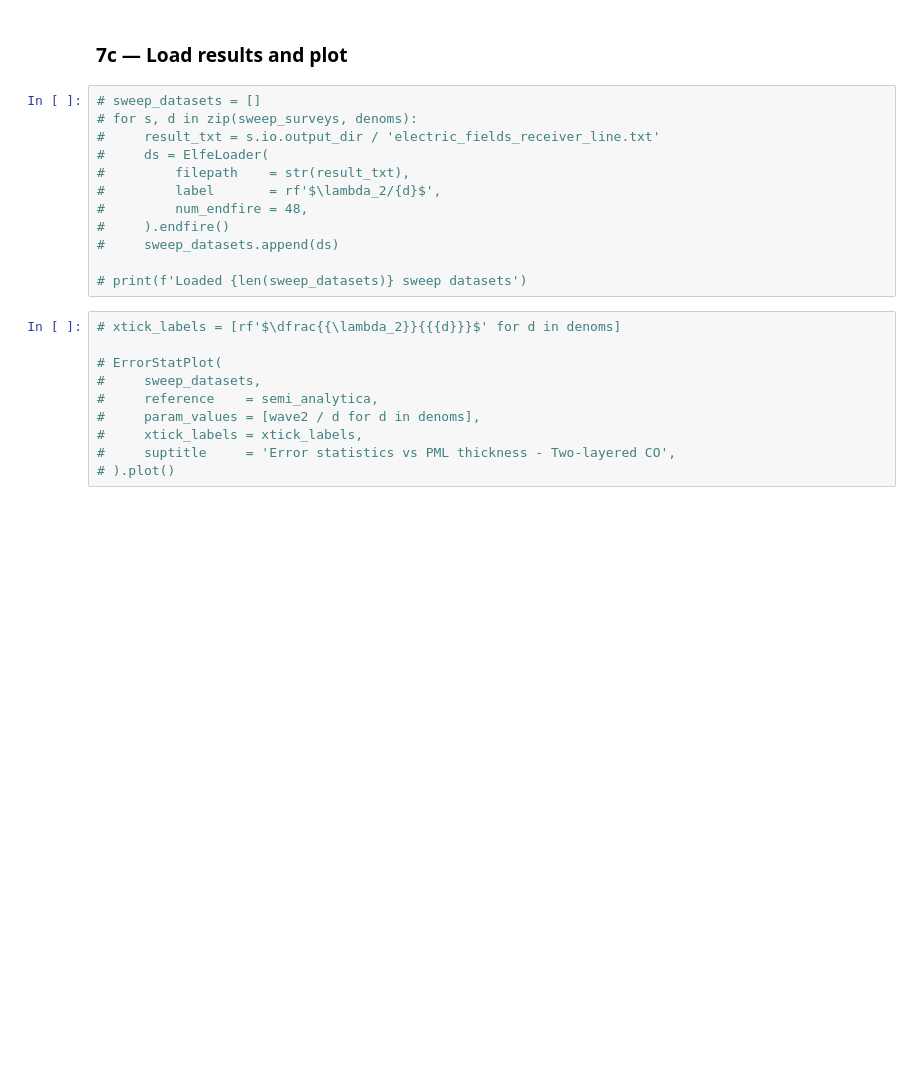
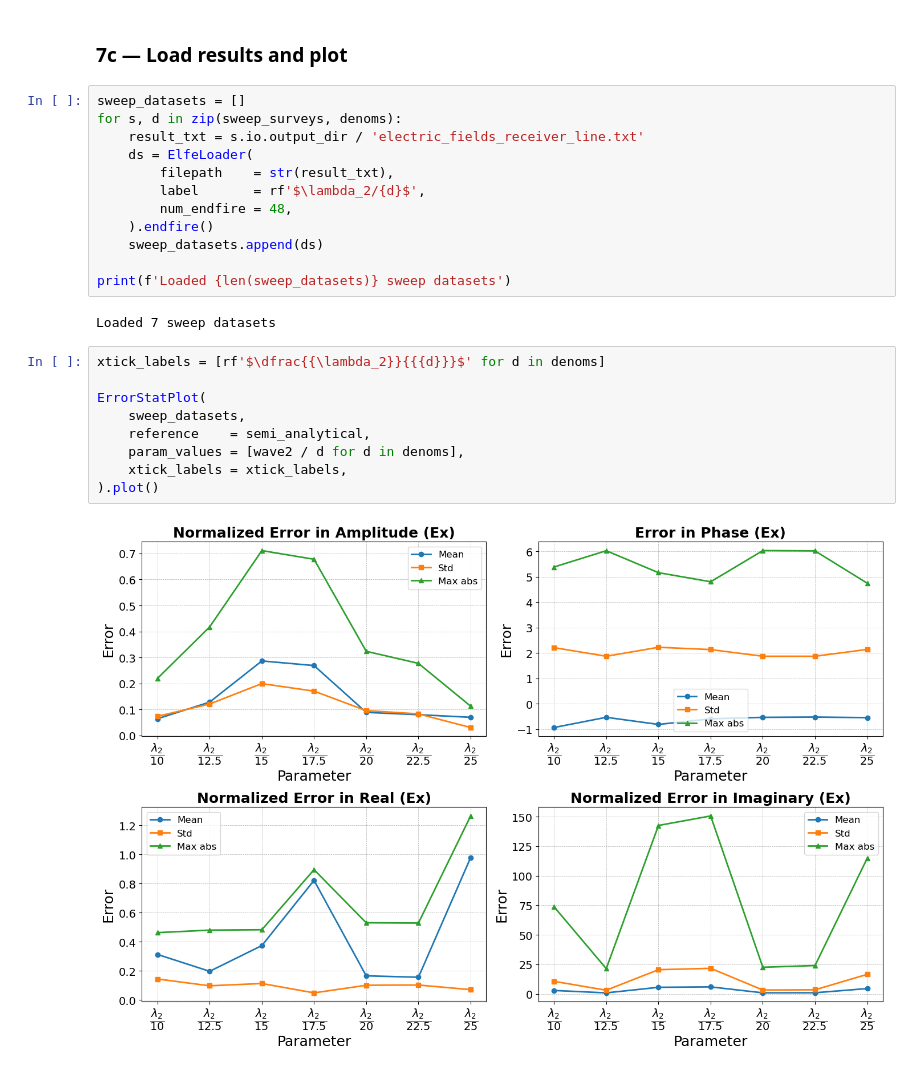
Before and after one commit to emsig/elfe3D_GPR, a Jupyter notebook: examples/03_two_layered_earth/two_layered_earth.ipynb, the cells around one changed output. Drawn from its saved outputs; the diff is of its cells as text; blank space fills up the shorter version.

Commit message:
Near-final two-layered work

```diff
--- a/examples/03_two_layered_earth/two_layered_earth.ipynb
+++ b/examples/03_two_layered_earth/two_layered_earth.ipynb
@@ -299,24 +335,27 @@ Runs the same two-layer model for several PML thicknesses expressed as $\lambda_
 # %% [markdown]
 ### 7c — Load results and plot
 # %%
-# sweep_datasets = []
-# for s, d in zip(sweep_surveys, denoms):
-#     result_txt = s.io.output_dir / 'electric_fields_receiver_line.txt'
-#     ds = ElfeLoader(
-#         filepath    = str(result_txt),
-#         label       = rf'$\lambda_2/{d}$',
-#         num_endfire = 48,
-#     ).endfire()
-#     sweep_datasets.append(ds)
+sweep_datasets = []
+for s, d in zip(sweep_surveys, denoms):
+    result_txt = s.io.output_dir / 'electric_fields_receiver_line.txt'
+    ds = ElfeLoader(
+        filepath    = str(result_txt),
+        label       = rf'$\lambda_2/{d}$',
+        num_endfire = 48,
+    ).endfire()
+    sweep_datasets.append(ds)
 
-# print(f'Loaded {len(sweep_datasets)} sweep datasets')
+print(f'Loaded {len(sweep_datasets)} sweep datasets')
+# %% [output]
+Loaded 7 sweep datasets
 # %%
-# xtick_labels = [rf'$\dfrac{{\lambda_2}}{{{d}}}$' for d in denoms]
+xtick_labels = [rf'$\dfrac{{\lambda_2}}{{{d}}}$' for d in denoms]
 
-# ErrorStatPlot(
-#     sweep_datasets,
-#     reference    = semi_analytica,
-#     param_values = [wave2 / d for d in denoms],
-#     xtick_labels = xtick_labels,
-#     suptitle     = 'Error statistics vs PML thickness - Two-layered CO',
-# ).plot()
+ErrorStatPlot(
+    sweep_datasets,
+    reference    = semi_analytical,
+    param_values = [wave2 / d for d in denoms],
+    xtick_labels = xtick_labels,
+).plot()
+# %% [output]
+[figure, added]
```
Also changed, not shown: parts of 11 cells of this notebook.
